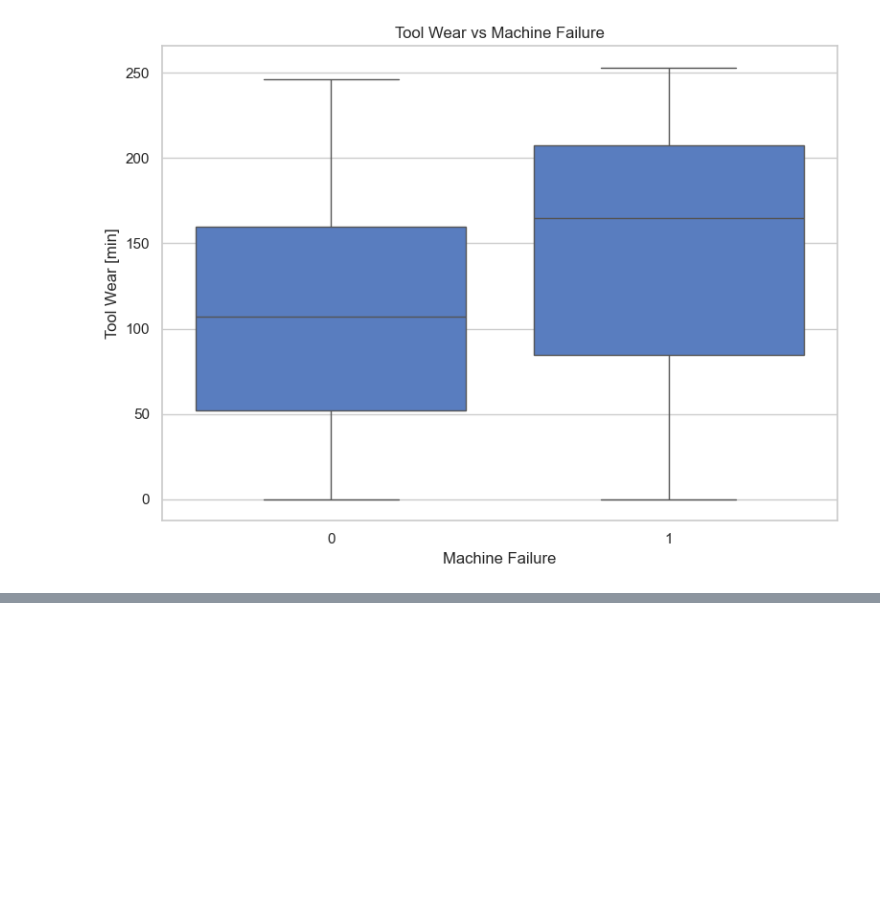
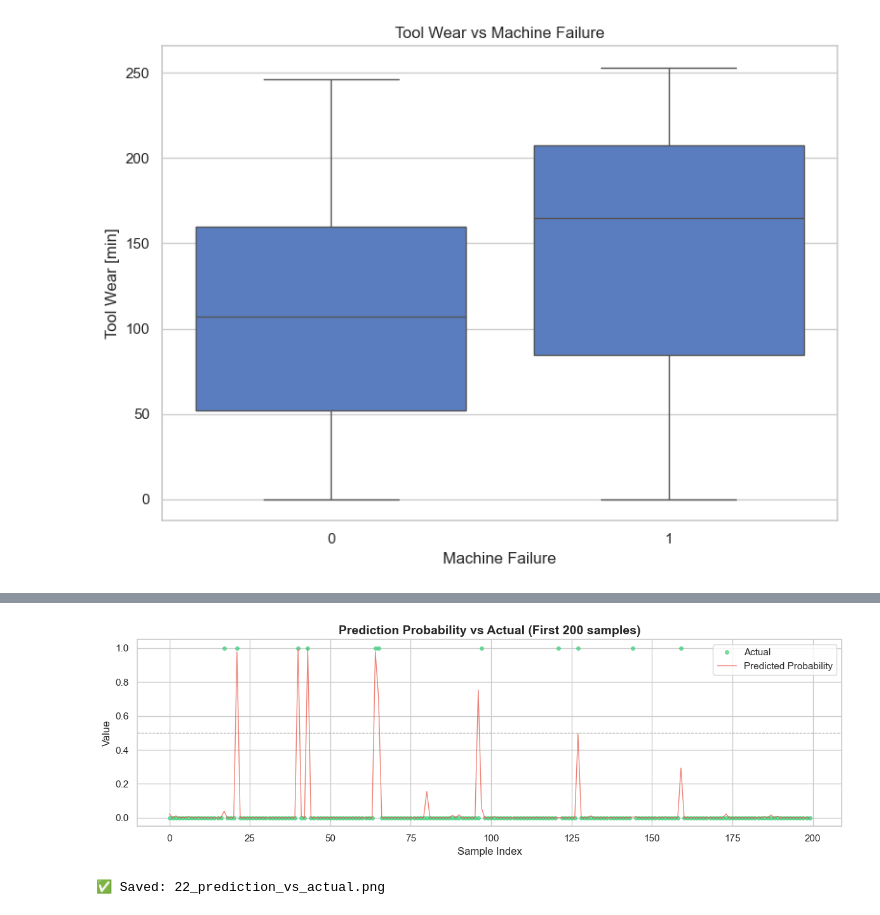
Before and after one commit to Swayam085/predictive-maintenance, a Jupyter notebook: notebooks/keshava_viz_day4.ipynb, the cells around one changed output, grey strips where cells are left out. Cells and saved outputs as stored; diff of their text form; code cells hidden in the pictures; blank space fills up the shorter version.

```diff
--- a/notebooks/keshava_viz_day4.ipynb
+++ b/notebooks/keshava_viz_day4.ipynb
@@ -164,0 +231,28 @@ plt.show()
+# %%
+import numpy as np
+
+results_df = pd.DataFrame({
+    'Actual': y_test.values,
+    'Probability': y_pred_proba
+}).reset_index(drop=True)
+
+plt.figure(figsize=(12, 4))
+plt.plot(results_df.index[:200],
+         results_df['Actual'][:200],
+         'o', color='#2ecc71', alpha=0.6, markersize=4, label='Actual')
+plt.plot(results_df.index[:200],
+         results_df['Probability'][:200],
+         '-', color='#e74c3c', alpha=0.7, linewidth=1, label='Predicted Probability')
+plt.axhline(y=0.5, color='gray', linestyle='--', linewidth=0.8)
+plt.xlabel('Sample Index')
+plt.ylabel('Value')
+plt.title('Prediction Probability vs Actual (First 200 samples)',
+          fontsize=14, fontweight='bold')
+plt.legend()
+plt.tight_layout()
+plt.savefig('../reports/figures/22_prediction_vs_actual.png', dpi=150)
+plt.show()
+print("✅ Saved: 22_prediction_vs_actual.png")
+# %% [output]
+[figure, added]
+✅ Saved: 22_prediction_vs_actual.png
```
Also changed, not shown: parts of 5 cells of this notebook, 5 other files.
